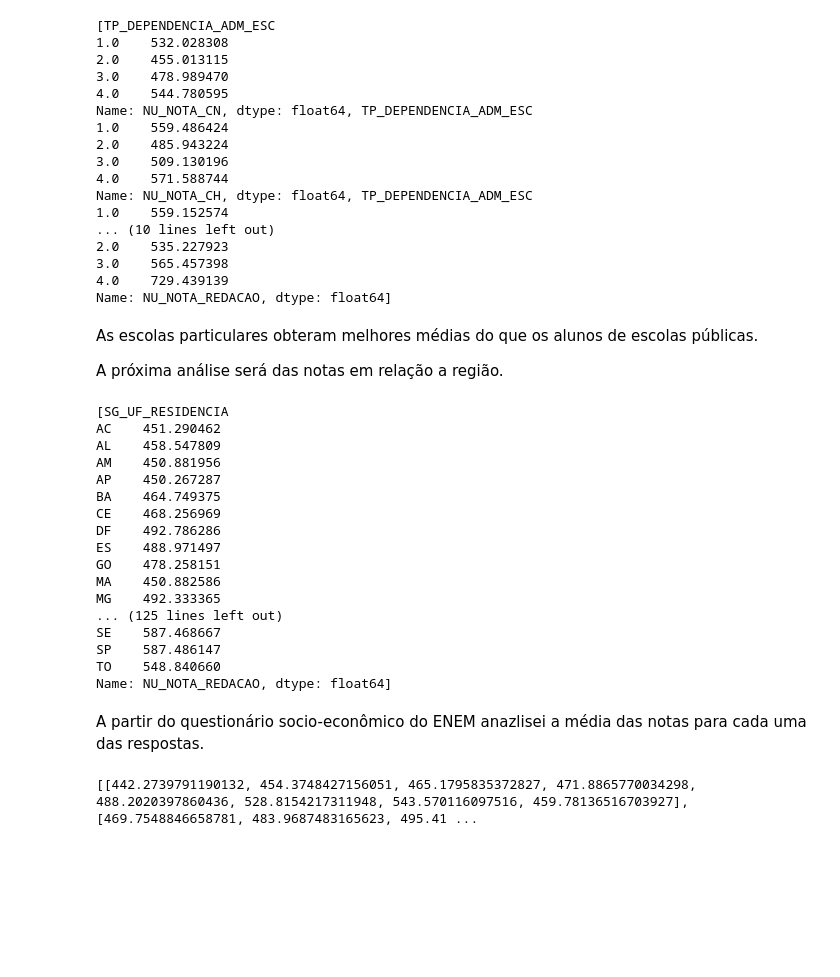
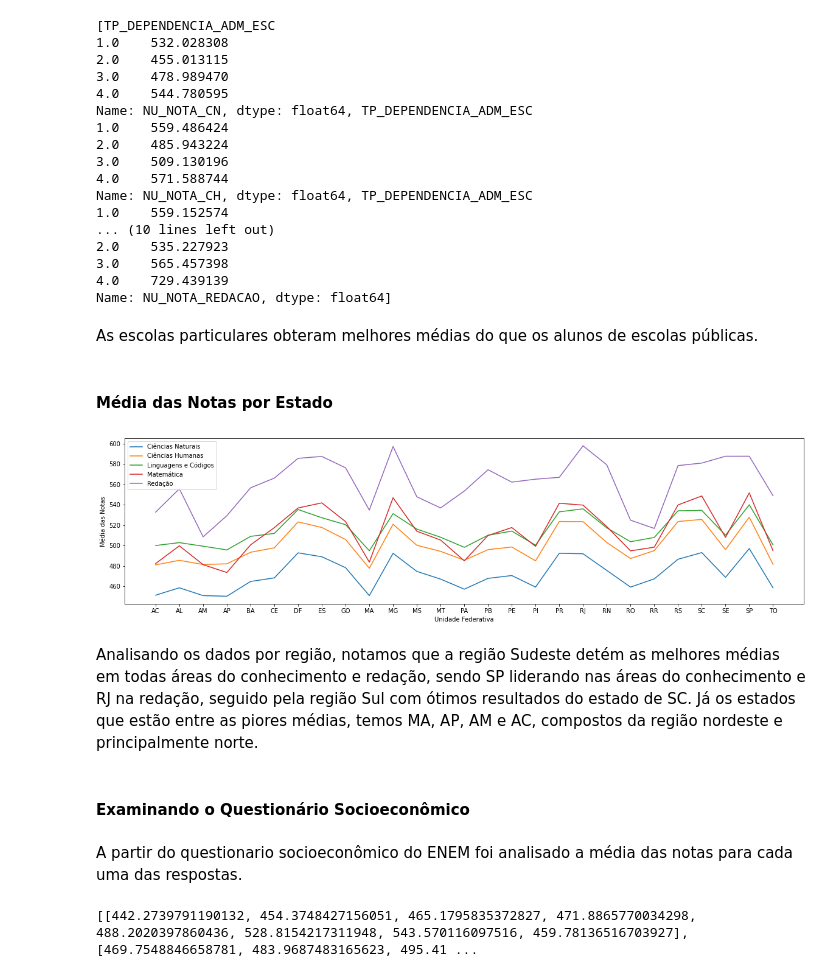
Before and after one commit to Bissiatti/Analise_dados_ENEM, a Jupyter notebook: Intro_Crisp_DM.ipynb, the cells around one changed output. Drawn from its saved outputs; the diff is of its cells as text; code cells hidden in the pictures; blank space fills up the shorter version.

Commit message:
Add graphics and comments

```diff
--- a/Intro_Crisp_DM.ipynb
+++ b/Intro_Crisp_DM.ipynb
@@ -266,8 +282,8 @@ Name: NU_NOTA_CH, dtype: float64, TP_DEPENDENCIA_ADM_ESC
 Name: NU_NOTA_REDACAO, dtype: float64]
 # %% [markdown]
 As escolas particulares obteram melhores médias do que os alunos de escolas públicas.
-
-A próxima análise será das notas em relação a região.
+# %% [markdown]
+#### Média das Notas por Estado
 # %%
 states = [
     df.groupby('SG_UF_RESIDENCIA').NU_NOTA_CN.mean().compute(),
@@ -275,28 +291,29 @@ states = [
     df.groupby('SG_UF_RESIDENCIA').NU_NOTA_LC.mean().compute(),
     df.groupby('SG_UF_RESIDENCIA').NU_NOTA_MT.mean().compute(),
     df.groupby('SG_UF_RESIDENCIA').NU_NOTA_REDACAO.mean().compute()]
-
-print(states)
-# %% [output]
-[SG_UF_RESIDENCIA
-AC    451.290462
-AL    458.547809
-AM    450.881956
-AP    450.267287
-BA    464.749375
-CE    468.256969
-DF    492.786286
-ES    488.971497
-GO    478.258151
-MA    450.882586
-MG    492.333365
-... (125 lines left out)
-SE    587.468667
-SP    587.486147
-TO    548.840660
-Name: NU_NOTA_REDACAO, dtype: float64]
+# %%
+xlabel = dict(states[0]).keys()
+title = ['Ciências Naturais','Ciências Humanas','Linguagens e Códigos','Matemática','Redação']
+
+for i in range(5):
+    y = list()
+    for j in range(27):
+        y.append(states[i][j])
+    plt.plot(xlabel,y)
+
+plt.xlabel("Unidade Federativa")
+plt.ylabel("Média das Notas")
+plt.legend(title)
+plt.rcParams["figure.figsize"] = (30,5)
+plt.show()
+# %% [output]
+[figure, added]
+# %% [markdown]
+Analisando os dados por região, notamos que a região Sudeste detém as melhores médias em todas áreas do conhecimento e redação, sendo SP liderando nas áreas do conhecimento e RJ na redação, seguido pela região Sul com ótimos resultados do estado de SC. Já os estados que estão entre as piores médias, temos MA, AP, AM e AC, compostos da região nordeste e principalmente norte.
+# %% [markdown]
+#### Examinando o Questionário Socioeconômico
 # %% [markdown]
-A partir do questionário socio-econômico do ENEM anazlisei a média das notas para cada uma das respostas.
+A partir do questionario socioeconômico do ENEM foi analisado a média das notas para cada uma das respostas.
 # %%
 # O processamento feito a seguir foi salvo no arquivo social-questionnaire.json pois demorou para calcular
 
```
Also changed, not shown: parts of 27 cells of this notebook.
